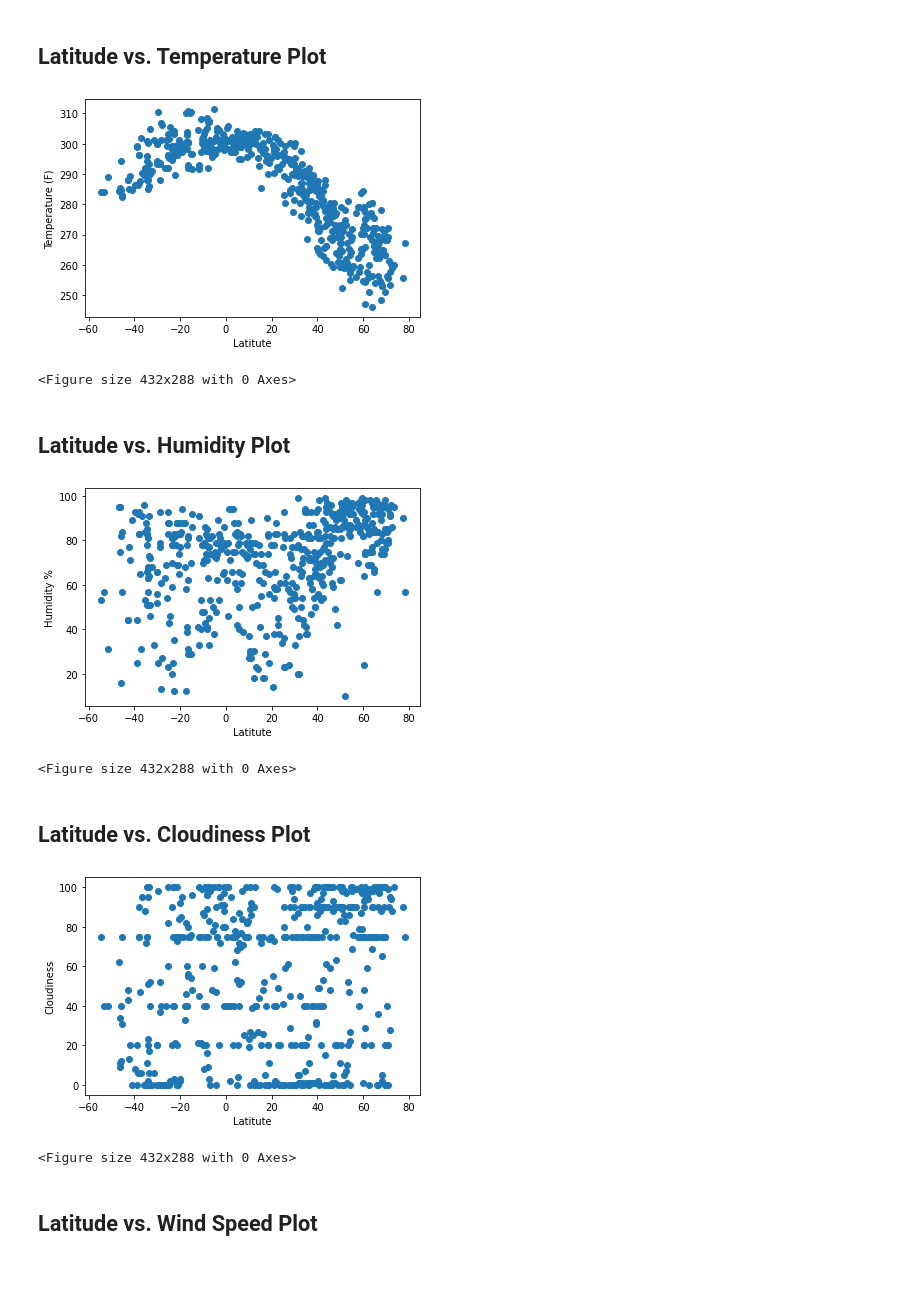
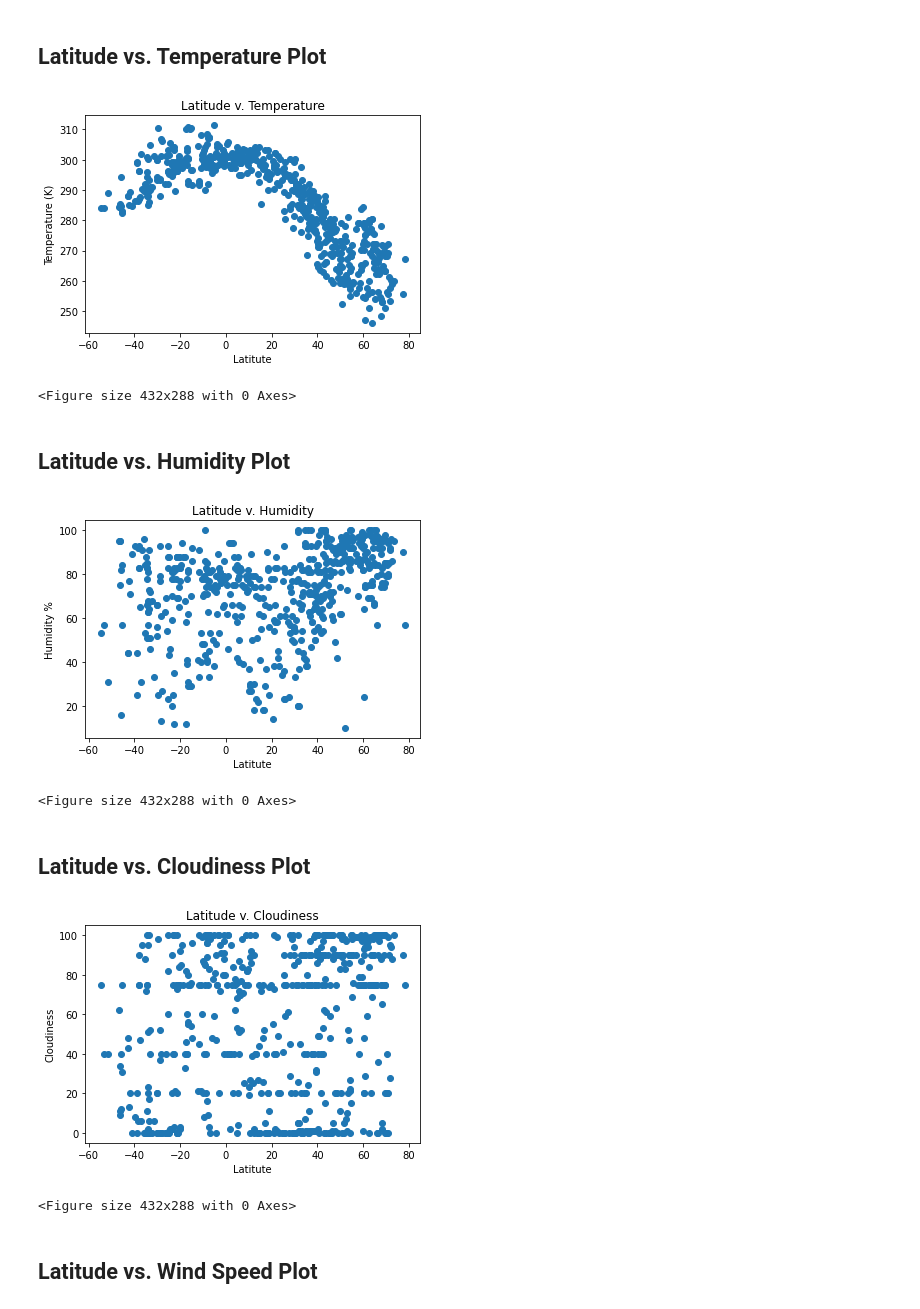
Before and after one commit to avani1985/pythonAPI-challenge, a Jupyter notebook: WeatherPy_Final.ipynb, the cells around one changed output. Cells and saved outputs as stored; diff of their text form; code cells hidden in the pictures; blank space fills up the shorter version.

```diff
--- a/WeatherPy_Final.ipynb
+++ b/WeatherPy_Final.ipynb
@@ -272,12 +263,13 @@ Windspeed=citydata["Wind Speed"]
 # %%
 plt.scatter(latitude, temperature)
 
 plt.xlabel("Latitute")
-plt.ylabel("Temperature (F)")
+plt.ylabel("Temperature (K)")
+plt.title("Latitude v. Temperature")
 plt.show()
 plt.savefig("fig1.png")
 # %% [output]
-[figure, old version]
+[figure, new version]
 <Figure size 432x288 with 0 Axes>
 # %% [markdown]
 ## Latitude vs. Humidity Plot
@@ -286,10 +278,11 @@ plt.scatter(latitude, Humidity)
 
 plt.xlabel("Latitute")
 plt.ylabel("Humidity %")
+plt.title("Latitude v. Humidity")
 plt.show()
 plt.savefig("fig2.png")
 # %% [output]
-[figure, old version]
+[figure, new version]
 <Figure size 432x288 with 0 Axes>
 # %% [markdown]
 ## Latitude vs. Cloudiness Plot
@@ -297,10 +290,11 @@ plt.savefig("fig2.png")
 plt.scatter(latitude, Cloudiness)
 plt.xlabel("Latitute")
 plt.ylabel("Cloudiness")
+plt.title("Latitude v. Cloudiness")
 plt.show()
 plt.savefig("fig3.png")
 # %% [output]
-[figure, old version]
+[figure, new version]
 <Figure size 432x288 with 0 Axes>
 # %% [markdown]
 ## Latitude vs. Wind Speed Plot
```
Also changed, not shown: parts of 4 cells of this notebook.
